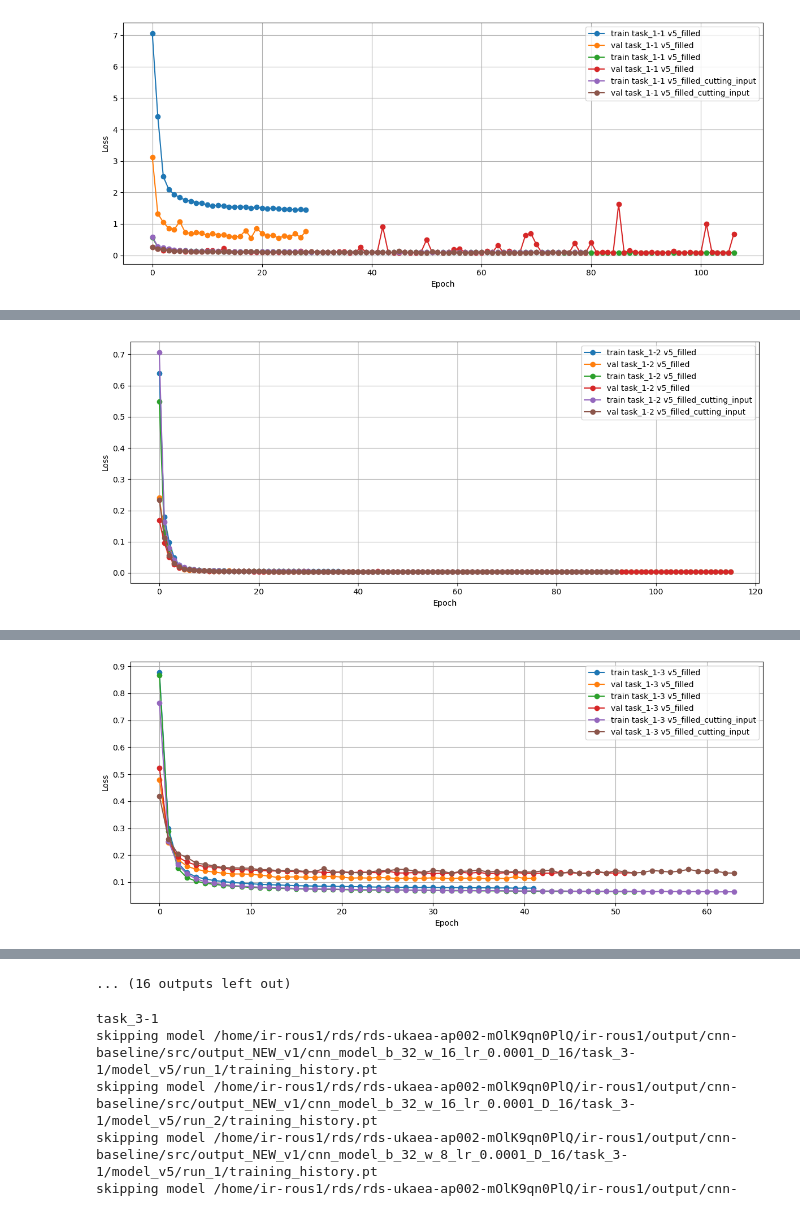
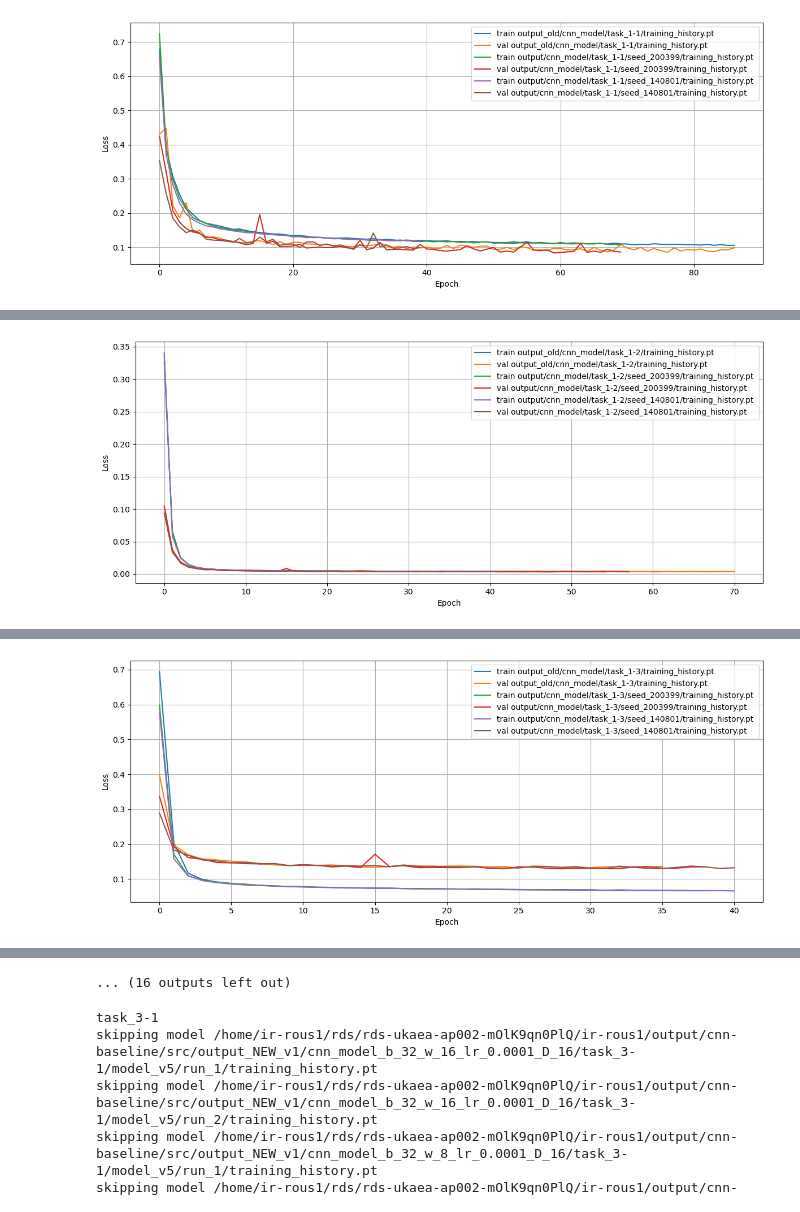
Before and after one commit to UKAEA-IBM-STFC-Fusion-FMs/tokamark_baseline, a Jupyter notebook: notebook/transconv.ipynb, the cells around one changed output, grey strips where cells are left out. Drawn from its saved outputs; the diff is of its cells as text; code cells hidden in the pictures.

Commit message:
updated seed fixing and evaluation

```diff
--- a/notebook/transconv.ipynb
+++ b/notebook/transconv.ipynb
@@ -26,26 +26,36 @@ for task in tasks:
     plt.figure(figsize=(12, 5))
     print(task)
 
-    for base in ["/home/ir-rous1/rds/rds-ukaea-ap002-mOlK9qn0PlQ/ir-rous1/output/cnn-baseline/src/output_NEW_v1/",
-             "/home/ir-rous1/rds/rds-ukaea-ap002-mOlK9qn0PlQ/ir-rous1/output/cnn-baseline/src/output_NEW/"]:
+    for base in [
+        # "/home/ir-rous1/rds/rds-ukaea-ap002-mOlK9qn0PlQ/ir-rous1/output/cnn-baseline/src/output_NEW_v1/",
+        #      "/home/ir-rous1/rds/rds-ukaea-ap002-mOlK9qn0PlQ/ir-rous1/output/cnn-baseline/src/output_NEW/",
+            #  "/home/ir-rous1/rds/rds-ukaea-ap002-mOlK9qn0PlQ/ir-rous1/output/cnn-baseline/output_old/",
+             "/home/ir-rous1/rds/rds-ukaea-ap002-mOlK9qn0PlQ/ir-rous1/output/cnn-baseline/"]:
 
         for model_fill in ["",
                         # "_filled_RERUN",
                         # "_filled_RERUN_monday_night",
                         # "_filled_steps",
-                        "_filled",
-                        "_filled_cutting_input"]:
+                        # "_filled",
+                        # "_filled_cutting_input"
+                        ]:
 
             for model_v_path in [
-                f"cnn_model_b_32_w_16_lr_0.0001_D_16/{task}/model_v5{model_fill}/run_1/training_history.pt",
-                f"cnn_model_b_32_w_16_lr_0.0001_D_16/{task}/model_v5{model_fill}/run_2/training_history.pt",
-                f"cnn_model_b_32_w_8_lr_0.0001_D_16/{task}/model_v5{model_fill}/run_1/training_history.pt",
-                f"cnn_model_b_32_w_4_lr_0.0001_D_16/{task}/model_v5{model_fill}/run_1/training_history.pt",
-                f"cnn_model_b_32_w_4_lr_0.0001_D_16/{task}/model_v5{model_fill}/run_2/training_history.pt",
-                f"cnn_model_b_16_w_8_lr_0.0001_D_16/{task}/model_v5{model_fill}/run_1/training_history.pt",
-                f"cnn_model_b_16_w_4_lr_0.0001_D_16/{task}/model_v5{model_fill}/run_1/training_history.pt",
-                f"cnn_model_b_8_w_4_lr_0.0001_D_16/{task}/model_v5{model_fill}/run_1/training_history.pt",
-                f"cnn_model/{task}/model_v5{model_fill}/run_1/training_history.pt",
+                # f"cnn_model_b_32_w_16_lr_0.0001_D_16/{task}/model_v5{model_fill}/run_1/training_history.pt",
+                # f"cnn_model_b_32_w_16_lr_0.0001_D_16/{task}/model_v5{model_fill}/run_2/training_history.pt",
+                # f"cnn_model_b_32_w_8_lr_0.0001_D_16/{task}/model_v5{model_fill}/run_1/training_history.pt",
+                # f"cnn_model_b_32_w_4_lr_0.0001_D_16/{task}/model_v5{model_fill}/run_1/training_history.pt",
+                # f"cnn_model_b_32_w_4_lr_0.0001_D_16/{task}/model_v5{model_fill}/run_2/training_history.pt",
+                # f"cnn_model_b_16_w_8_lr_0.0001_D_16/{task}/model_v5{model_fill}/run_1/training_history.pt",
+                # f"cnn_model_b_16_w_4_lr_0.0001_D_16/{task}/model_v5{model_fill}/run_1/training_history.pt",
+                # f"cnn_model_b_8_w_4_lr_0.0001_D_16/{task}/model_v5{model_fill}/run_1/training_history.pt",
+
+                # f"cnn_model/{task}/model_v5{model_fill}/run_1/training_history.pt",
+                f"output_old/cnn_model/{task}/training_history.pt",
+                f"output/cnn_model/{task}/seed_200399/training_history.pt",
+                f"output/cnn_model/{task}/seed_140801/training_history.pt",
+                # f"output/cnn_model/{task}/seed_191299/training_history.pt",
+                # f"cnn_model/{task}/seed_3/training_history.pt",
             ]:
 
                 try:
@@ -58,34 +68,35 @@ for task in tasks:
 
                     if num_epochs == 1:
                         # Only one epoch → scatter plot
-                        plt.scatter(
-                            [0],  # single epoch index
-                            [data["train_loss"][0]],
-                            label=f"train {model_name} v5{model_fill}",
-                            marker='o'
-                        )
-                        plt.scatter(
-                            [0],
-                            [data["val_loss"][0]],
-                            label=f"val {model_name} v5{model_fill}",
-                            marker='o'
-                        )
+                        continue
+                        # plt.scatter(
+                        #     [0],  # single epoch index
+                        #     [data["train_loss"][0]],
+                        #     label=f"train {model_v_path} ",
+                        #     marker='o'
+                        # )
+                        # plt.scatter(
+                        #     [0],
+                        #     [data["val_loss"][0]],
+                        #     label=f"val {model_v_path} ",
+                        #     marker='o'
+                        # )
                     else:
                         # Multiple epochs → line plot
                         plt.plot(
                             data["train_loss"],
-                            label=f"train {model_name} v5{model_fill}",
+                            label=f"train {model_v_path} ",
                             marker=use_marker
                         )
                         plt.plot(
                             data["val_loss"],
-                            label=f"val {model_name} v5{model_fill}",
+                            label=f"val {model_v_path} ",
                             marker=use_marker
                         )
 
 
-                    print('train', task, f'v5{model_fill}', model_name, min(data["train_loss"]))
-                    print('val  ', task, f'v5{model_fill}', model_name, min(data["val_loss"]))
+                    print('train', task, model_v_path, min(data["train_loss"]))
+                    print('val  ', task, model_v_path, min(data["val_loss"]))
 
                 except Exception:
                     # print("skipping model", base + model_v_path)
@@ -108,2 +119,2 @@ val   task_1-1 v5_filled_cutting_input task_1-1 0.08504513508305193
-[figure, old version]
+[figure, new version]
 task_1-2
@@ -116,2 +127,2 @@ val   task_1-2 v5_filled_cutting_input task_1-2 0.003215414608334479
-[figure, old version]
+[figure, new version]
 task_1-3
@@ -124,2 +135,2 @@ val   task_1-3 v5_filled_cutting_input task_1-3 0.13154082864140815
-[figure, old version]
+[figure, new version]
 task_2-1
```
Also changed, not shown: parts of 2 cells of this notebook, 4 other files.
